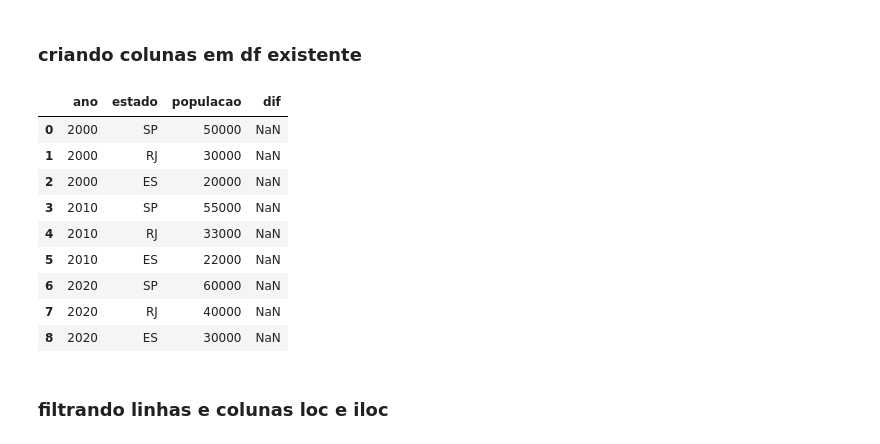
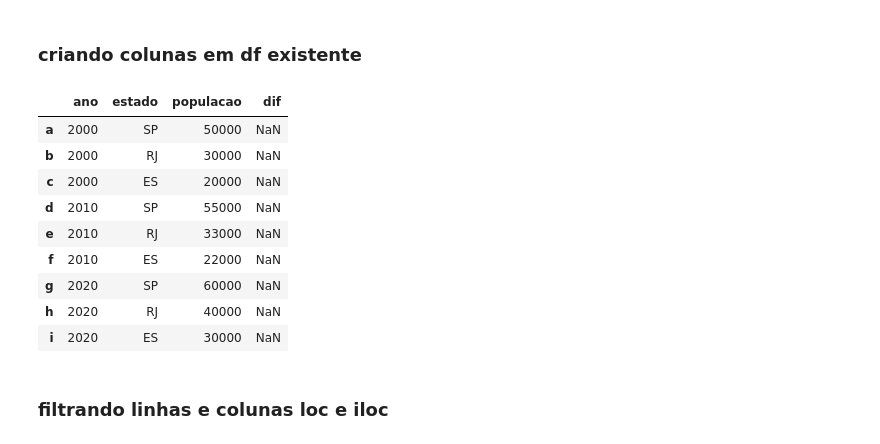
Before and after one commit to leandrobarbieri/pydata-book, a Jupyter notebook: Pandas.ipynb, the cells around one changed output. Saved outputs shown, nothing was run; the diff lists cells and outputs as text; code cells hidden in the pictures.

```diff
--- a/Pandas.ipynb
+++ b/Pandas.ipynb
@@ -321,23 +330,22 @@ Sequência atual das colunas: ['estado', 'ano', 'populacao']
 # %% [markdown]
 ### criando colunas em df existente
 # %%
-# criando um df novo com colunas e indices que ainda não exitem no dict (coluna dif e index 9)
+# criando um df novo a partir de um que já existe mas com a coluna dif que ainda não exite
+df3 = pd.DataFrame(dados1, columns=["ano", "estado", "populacao", "dif"],
+                                          index=["a", "b", "c", "d", "e", "f", "g", "h", "i"])
 
-df3 = pd.DataFrame(dados1, columns=["ano", "estado", "populacao", "dif"],
-                                          index=[0, 1, 2, 3, 4, 5, 6, 7, 8])
+df3
+# %% [output]
+|  | ano | estado | populacao | dif |
+| a | 2000 | SP | 50000 | NaN |
+| b | 2000 | RJ | 30000 | NaN |
+| c | 2000 | ES | 20000 | NaN |
+| d | 2010 | SP | 55000 | NaN |
+| e | 2010 | RJ | 33000 | NaN |
+| f | 2010 | ES | 22000 | NaN |
+| g | 2020 | SP | 60000 | NaN |
+| h | 2020 | RJ | 40000 | NaN |
+| i | 2020 | ES | 30000 | NaN |
-# %%
-df3
-# %% [output]
-|  | ano | estado | populacao | dif |
-| 0 | 2000 | SP | 50000 | NaN |
-| 1 | 2000 | RJ | 30000 | NaN |
-| 2 | 2000 | ES | 20000 | NaN |
-| 3 | 2010 | SP | 55000 | NaN |
-| 4 | 2010 | RJ | 33000 | NaN |
-| 5 | 2010 | ES | 22000 | NaN |
-| 6 | 2020 | SP | 60000 | NaN |
-| 7 | 2020 | RJ | 40000 | NaN |
-| 8 | 2020 | ES | 30000 | NaN |
 # %% [markdown]
 ### filtrando linhas e colunas loc e iloc
 # %%
```
Also changed, not shown: parts of 81 cells of this notebook.
